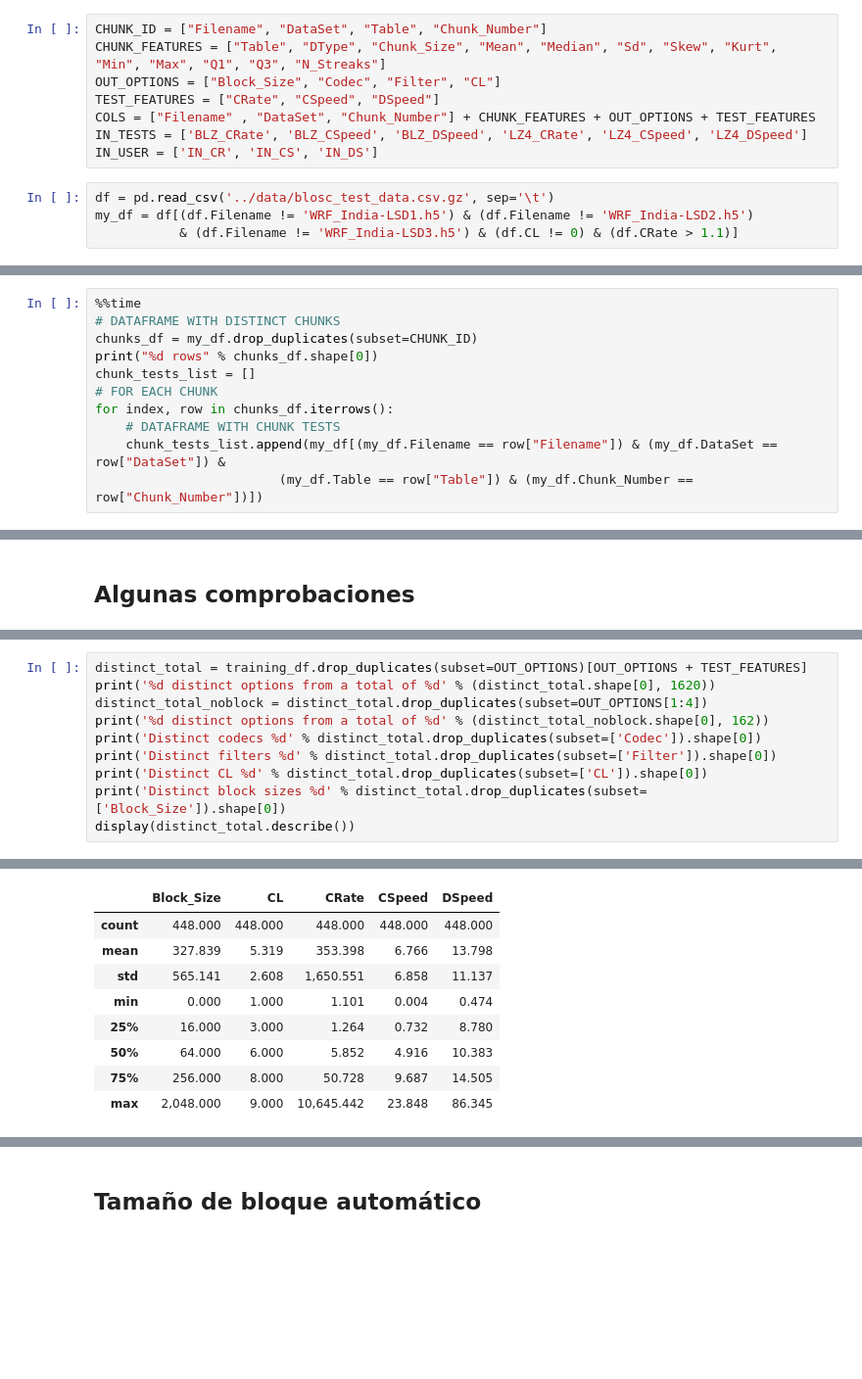
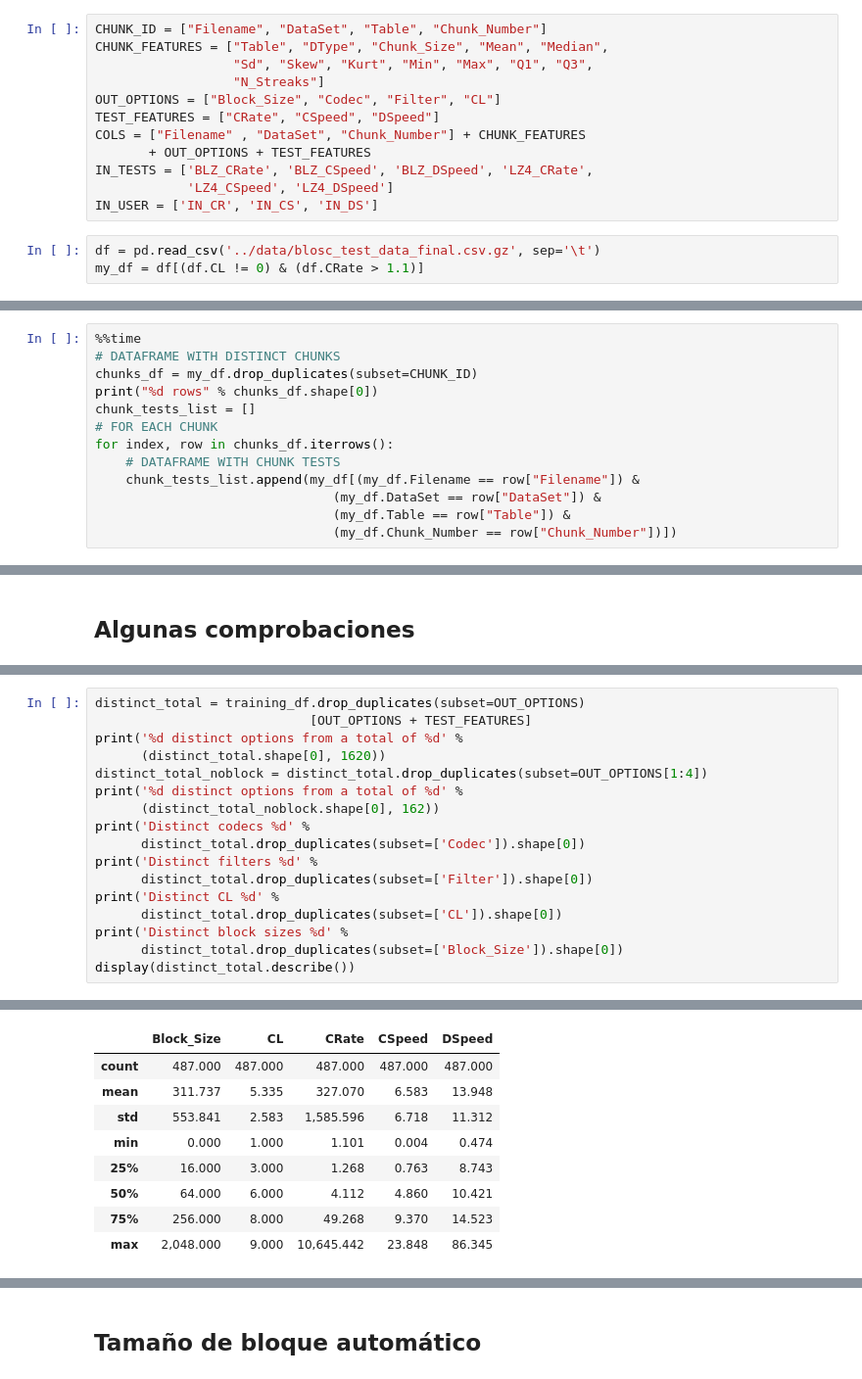
Before and after one commit to albertosm27/bloscml, a Jupyter notebook: notebooks/deliver/training_data_generator.ipynb, the cells around one changed output, grey strips where cells are left out. Shown at 98% size. Saved outputs shown, nothing was run; the diff lists cells and outputs as text; blank space fills up the shorter version.

```diff
--- a/notebooks/deliver/training_data_generator.ipynb
+++ b/notebooks/deliver/training_data_generator.ipynb
@@ -56,13 +28,16 @@ from IPython.display import display
 pd.options.display.float_format = '{:,.3f}'.format
 # %%
 CHUNK_ID = ["Filename", "DataSet", "Table", "Chunk_Number"]
-CHUNK_FEATURES = ["Table", "DType", "Chunk_Size", "Mean", "Median", "Sd", "Skew", "Kurt", "Min", "Max", "Q1", "Q3", "N_Streaks"]
+CHUNK_FEATURES = ["Table", "DType", "Chunk_Size", "Mean", "Median",
+                  "Sd", "Skew", "Kurt", "Min", "Max", "Q1", "Q3",
+                  "N_Streaks"]
 OUT_OPTIONS = ["Block_Size", "Codec", "Filter", "CL"]
 TEST_FEATURES = ["CRate", "CSpeed", "DSpeed"]
-COLS = ["Filename" , "DataSet", "Chunk_Number"] + CHUNK_FEATURES + OUT_OPTIONS + TEST_FEATURES
-IN_TESTS = ['BLZ_CRate', 'BLZ_CSpeed', 'BLZ_DSpeed', 'LZ4_CRate', 'LZ4_CSpeed', 'LZ4_DSpeed']
+COLS = ["Filename" , "DataSet", "Chunk_Number"] + CHUNK_FEATURES
+       + OUT_OPTIONS + TEST_FEATURES
+IN_TESTS = ['BLZ_CRate', 'BLZ_CSpeed', 'BLZ_DSpeed', 'LZ4_CRate',
+            'LZ4_CSpeed', 'LZ4_DSpeed']
 IN_USER = ['IN_CR', 'IN_CS', 'IN_DS']
 # %%
-df = pd.read_csv('../data/blosc_test_data.csv.gz', sep='\t')
-my_df = df[(df.Filename != 'WRF_India-LSD1.h5') & (df.Filename != 'WRF_India-LSD2.h5')
-           & (df.Filename != 'WRF_India-LSD3.h5') & (df.CL != 0) & (df.CRate > 1.1)]
+df = pd.read_csv('../data/blosc_test_data_final.csv.gz', sep='\t')
+my_df = df[(df.CL != 0) & (df.CRate > 1.1)]
@@ -75,6 +52,8 @@ chunk_tests_list = []
 # FOR EACH CHUNK
 for index, row in chunks_df.iterrows():
     # DATAFRAME WITH CHUNK TESTS
-    chunk_tests_list.append(my_df[(my_df.Filename == row["Filename"]) & (my_df.DataSet == row["DataSet"]) &
-                        (my_df.Table == row["Table"]) & (my_df.Chunk_Number == row["Chunk_Number"])])
+    chunk_tests_list.append(my_df[(my_df.Filename == row["Filename"]) &
+                               (my_df.DataSet == row["DataSet"]) &
+                               (my_df.Table == row["Table"]) &
+                               (my_df.Chunk_Number == row["Chunk_Number"])])
 # %% [output]
@@ -229,13 +250,20 @@ DISTINCT BALANCED
 | 27 | 256.000 | lz4 | shuffle | 6.000 | 1.242 | 5.558 | 8.574 |
 | 34 | 0.000 | lz4 | shuffle | 8.000 | 1.241 | 5.440 | 8.557 |
 # %%
-distinct_total = training_df.drop_duplicates(subset=OUT_OPTIONS)[OUT_OPTIONS + TEST_FEATURES]
-print('%d distinct options from a total of %d' % (distinct_total.shape[0], 1620))
+distinct_total = training_df.drop_duplicates(subset=OUT_OPTIONS)
+                            [OUT_OPTIONS + TEST_FEATURES]
+print('%d distinct options from a total of %d' %
+      (distinct_total.shape[0], 1620))
 distinct_total_noblock = distinct_total.drop_duplicates(subset=OUT_OPTIONS[1:4])
-print('%d distinct options from a total of %d' % (distinct_total_noblock.shape[0], 162))
-print('Distinct codecs %d' % distinct_total.drop_duplicates(subset=['Codec']).shape[0])
-print('Distinct filters %d' % distinct_total.drop_duplicates(subset=['Filter']).shape[0])
-print('Distinct CL %d' % distinct_total.drop_duplicates(subset=['CL']).shape[0])
-print('Distinct block sizes %d' % distinct_total.drop_duplicates(subset=['Block_Size']).shape[0])
+print('%d distinct options from a total of %d' %
+      (distinct_total_noblock.shape[0], 162))
+print('Distinct codecs %d' %
+      distinct_total.drop_duplicates(subset=['Codec']).shape[0])
+print('Distinct filters %d' %
+      distinct_total.drop_duplicates(subset=['Filter']).shape[0])
+print('Distinct CL %d' %
+      distinct_total.drop_duplicates(subset=['CL']).shape[0])
+print('Distinct block sizes %d' %
+      distinct_total.drop_duplicates(subset=['Block_Size']).shape[0])
 display(distinct_total.describe())
 # %% [output]
@@ -244,13 +272,13 @@ display(distinct_total.describe())
 Distinct codecs 5
 Distinct filters 3
 Distinct CL 9
 Distinct block sizes 10
 |  | Block_Size | CL | CRate | CSpeed | DSpeed |
-| count | 448.000 | 448.000 | 448.000 | 448.000 | 448.000 |
-| mean | 327.839 | 5.319 | 353.398 | 6.766 | 13.798 |
-| std | 565.141 | 2.608 | 1,650.551 | 6.858 | 11.137 |
+| count | 487.000 | 487.000 | 487.000 | 487.000 | 487.000 |
+| mean | 311.737 | 5.335 | 327.070 | 6.583 | 13.948 |
+| std | 553.841 | 2.583 | 1,585.596 | 6.718 | 11.312 |
 | min | 0.000 | 1.000 | 1.101 | 0.004 | 0.474 |
-| 25% | 16.000 | 3.000 | 1.264 | 0.732 | 8.780 |
-| 50% | 64.000 | 6.000 | 5.852 | 4.916 | 10.383 |
-| 75% | 256.000 | 8.000 | 50.728 | 9.687 | 14.505 |
+| 25% | 16.000 | 3.000 | 1.268 | 0.763 | 8.743 |
+| 50% | 64.000 | 6.000 | 4.112 | 4.860 | 10.421 |
+| 75% | 256.000 | 8.000 | 49.268 | 9.370 | 14.523 |
 | max | 2,048.000 | 9.000 | 10,645.442 | 23.848 | 86.345 |
```
Also changed, not shown: parts of 20 cells of this notebook, 56 other files.
